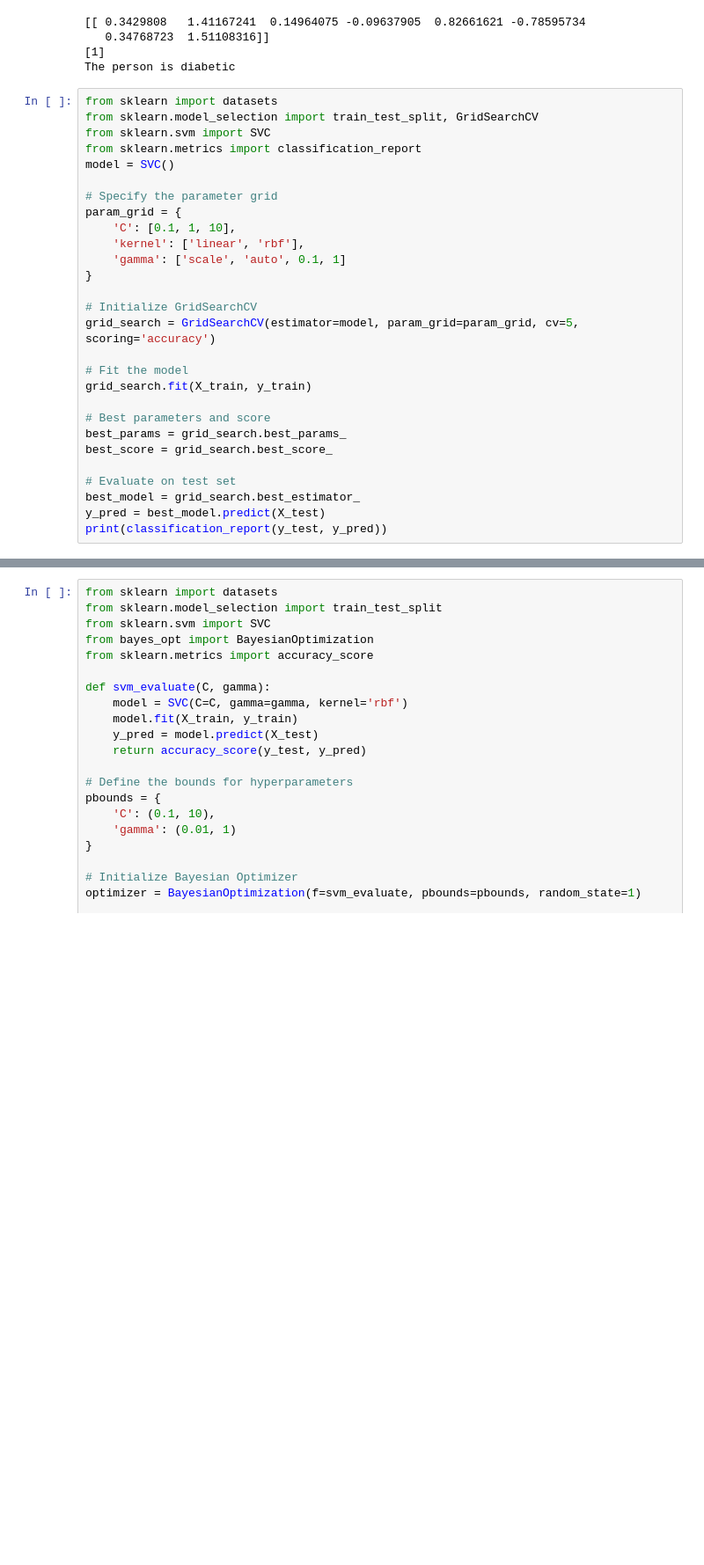
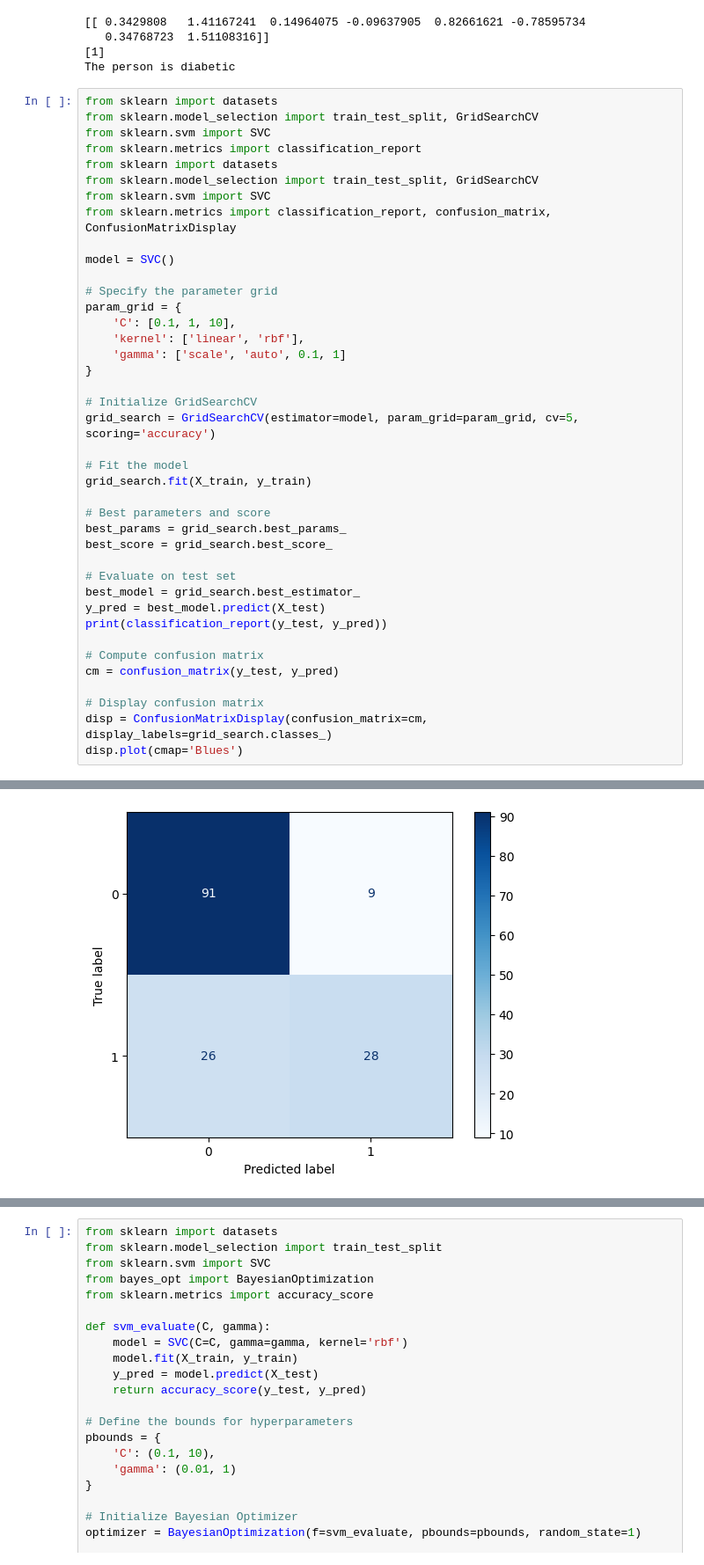
Before and after one commit to spexcher/DiabOptiSVM, a Jupyter notebook: diabetes_prediction_svm.ipynb, the cells around one changed output, grey strips where cells are left out. Shown at 88% size. Saved outputs shown, nothing was run; the diff lists cells and outputs as text; blank space fills up the shorter version.

```diff
--- a/diabetes_prediction_svm.ipynb
+++ b/diabetes_prediction_svm.ipynb
@@ -235,6 +235,11 @@ from sklearn import datasets
 from sklearn.model_selection import train_test_split, GridSearchCV
 from sklearn.svm import SVC
 from sklearn.metrics import classification_report
+from sklearn import datasets
+from sklearn.model_selection import train_test_split, GridSearchCV
+from sklearn.svm import SVC
+from sklearn.metrics import classification_report, confusion_matrix, ConfusionMatrixDisplay
+
 model = SVC()
 
 # Specify the parameter grid
@@ -258,6 +263,13 @@ best_score = grid_search.best_score_
 best_model = grid_search.best_estimator_
 y_pred = best_model.predict(X_test)
 print(classification_report(y_test, y_pred))
+
+# Compute confusion matrix
+cm = confusion_matrix(y_test, y_pred)
+
+# Display confusion matrix
+disp = ConfusionMatrixDisplay(confusion_matrix=cm, display_labels=grid_search.classes_)
+disp.plot(cmap='Blues')
 # %% [output]
               precision    recall  f1-score   support
 
@@ -269,0 +283 @@ weighted avg       0.77      0.77      0.76       154
+[figure, added]
```
Also changed, not shown: parts of 4 cells of this notebook.
